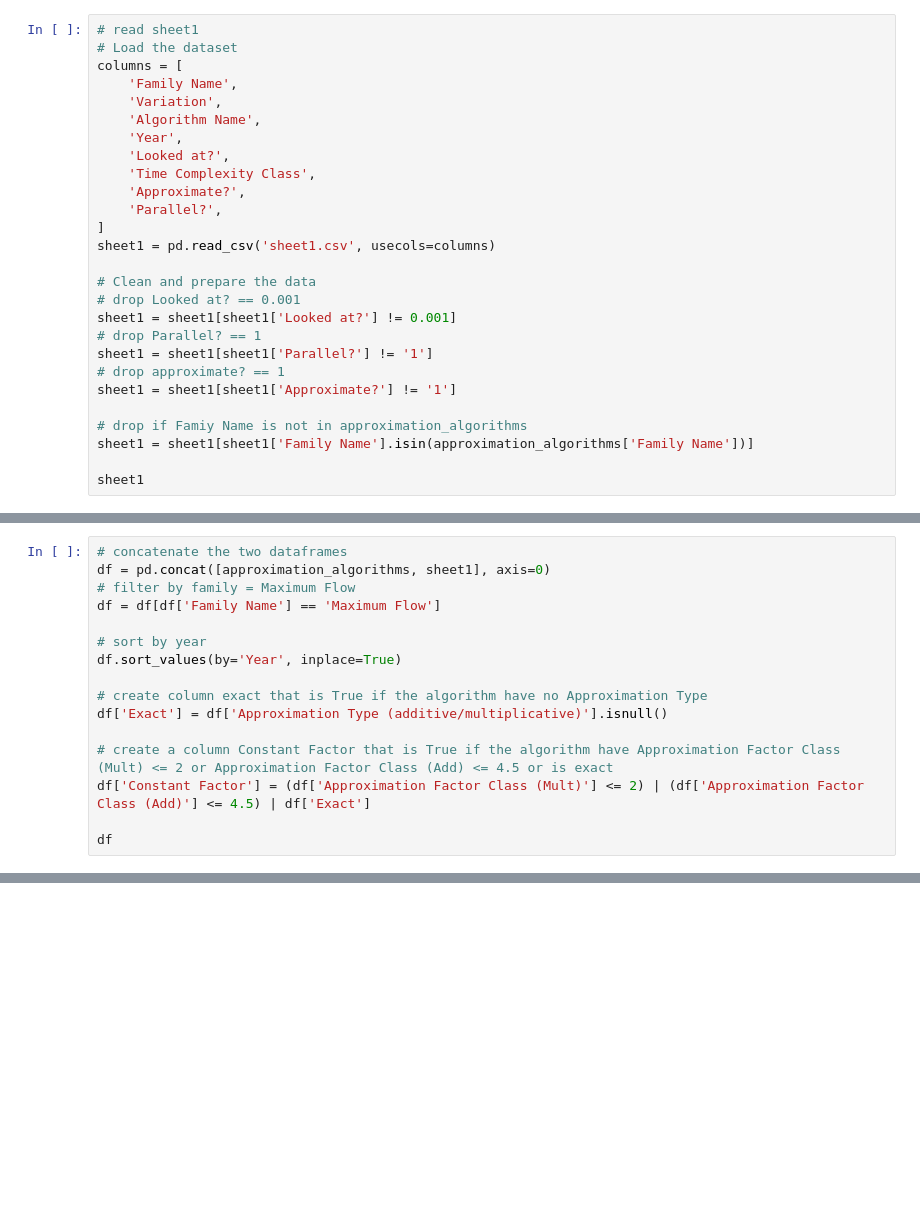
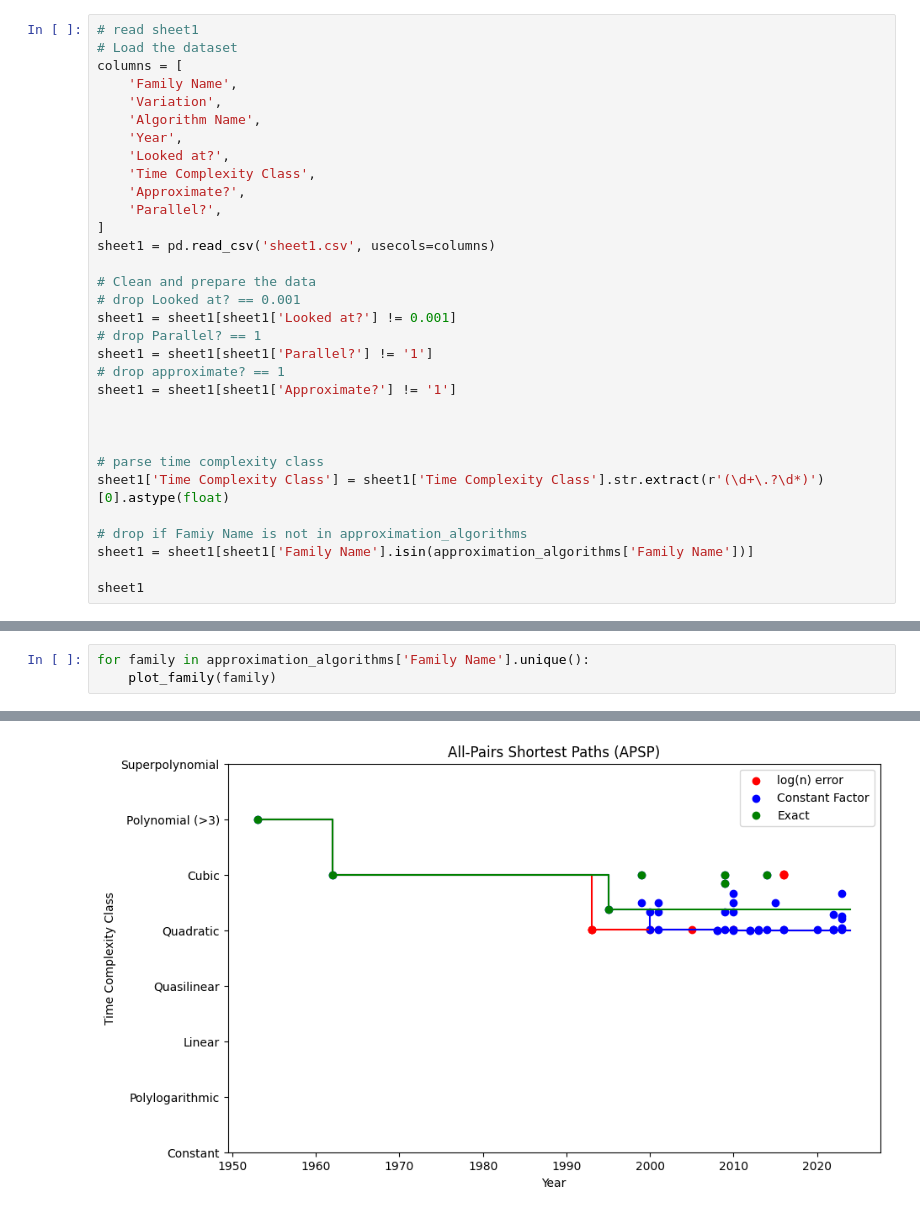
Before and after one commit to andrewlucasgs/approximation-algorithms, a Jupyter notebook: families.ipynb, the cells around one changed output, grey strips where cells are left out. Cells and saved outputs as stored; diff of their text form; blank space fills up the shorter version.

Commit message:
Add family analysis

```diff
--- a/families.ipynb
+++ b/families.ipynb
@@ -87,6 +80,11 @@ sheet1 = sheet1[sheet1['Parallel?'] != '1']
 # drop approximate? == 1
 sheet1 = sheet1[sheet1['Approximate?'] != '1']
 
+
+
+# parse time complexity class
+sheet1['Time Complexity Class'] = sheet1['Time Complexity Class'].str.extract(r'(\d+\.?\d*)')[0].astype(float)
+
 # drop if Famiy Name is not in approximation_algorithms
 sheet1 = sheet1[sheet1['Family Name'].isin(approximation_algorithms['Family Name'])]
 
@@ -107,17 +105 @@ sheet1
 275 rows × 8 columns
-# %%
-# concatenate the two dataframes
-df = pd.concat([approximation_algorithms, sheet1], axis=0)
-# filter by family = Maximum Flow
-df = df[df['Family Name'] == 'Maximum Flow']
-
-# sort by year
-df.sort_values(by='Year', inplace=True)
-
-# create column exact that is True if the algorithm have no Approximation Type
-df['Exact'] = df['Approximation Type (additive/multiplicative)'].isnull()
-
-# create a column Constant Factor that is True if the algorithm have Approximation Factor Class (Mult) <= 2 or Approximation Factor Class (Add) <= 4.5 or is exact
-df['Constant Factor'] = (df['Approximation Factor Class (Mult)'] <= 2) | (df['Approximation Factor Class (Add)'] <= 4.5) | df['Exact']
-
-df
@@ -177,0 +183,4 @@ TypeError: 'value' must be an instance of str or bytes, not a float
+# %%
+for family in approximation_algorithms['Family Name'].unique():
+    plot_family(family)
+# %% [output]
@@ -177,0 +197 @@ TypeError: 'value' must be an instance of str or bytes, not a float
+[figure, added]
```
Also changed, not shown: parts of 8 cells of this notebook, 1 other file.
